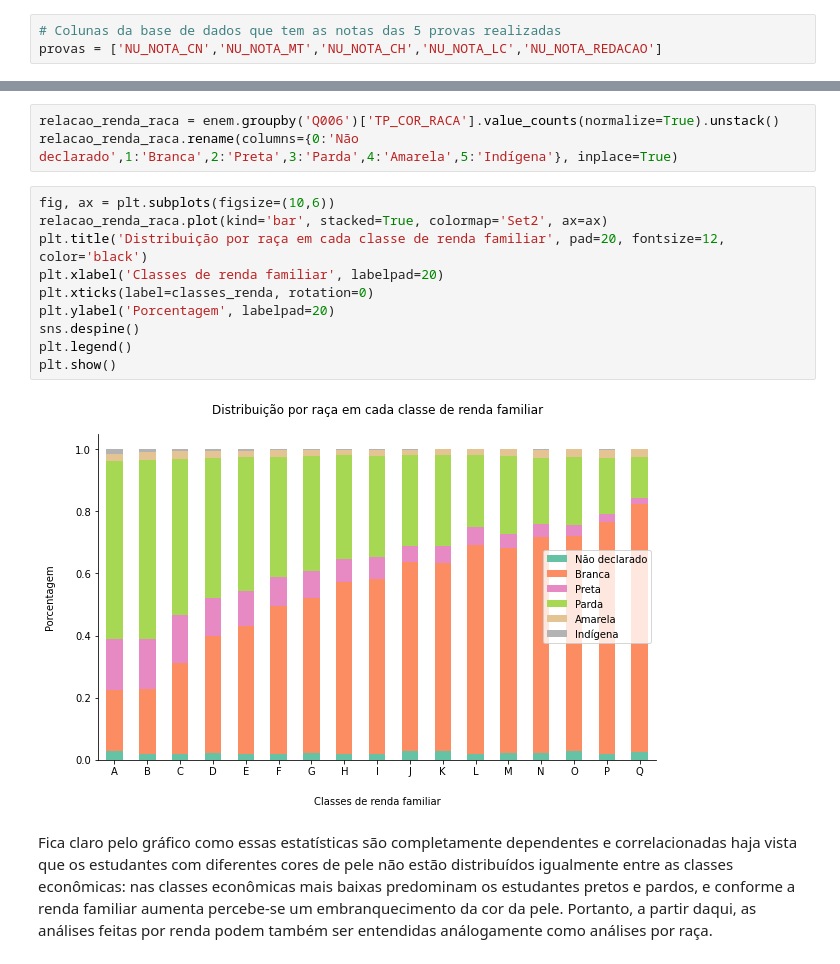
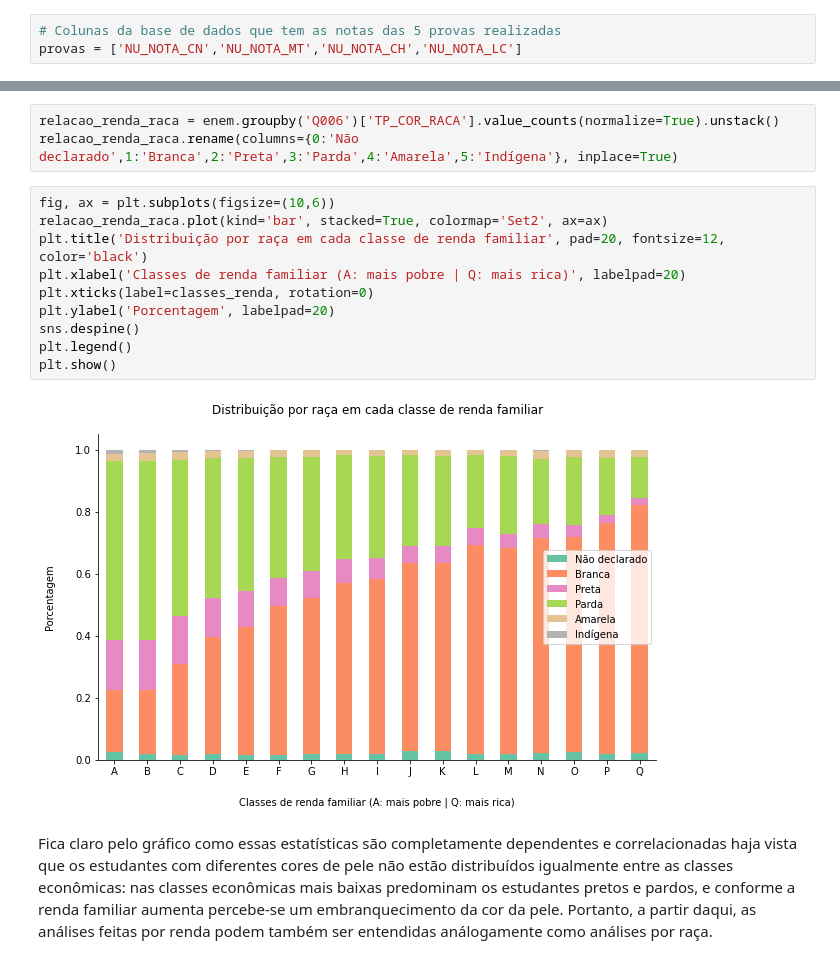
Before and after one commit to vinismachadoo/alura-imersao-dados-2, a Jupyter notebook: microdados_enem_2019.ipynb, the cells around one changed output, grey strips where cells are left out. Saved outputs shown, nothing was run; the diff lists cells and outputs as text.

```diff
--- a/microdados_enem_2019.ipynb
+++ b/microdados_enem_2019.ipynb
@@ -79,7 +79,7 @@ classes_renda = enem['Q006'].unique()
 classes_renda.sort()
 # %%
 # Colunas da base de dados que tem as notas das 5 provas realizadas
-provas = ['NU_NOTA_CN','NU_NOTA_MT','NU_NOTA_CH','NU_NOTA_LC','NU_NOTA_REDACAO']
+provas = ['NU_NOTA_CN','NU_NOTA_MT','NU_NOTA_CH','NU_NOTA_LC']
 # %%
 # Colunas da base de dados que tem a indicação de alguma necessidade especial
 atendimentos_especiais = ['IN_BAIXA_VISAO', 'IN_CEGUEIRA', 'IN_SURDEZ','IN_DEFICIENCIA_AUDITIVA', 'IN_SURDO_CEGUEIRA','IN_DEFICIENCIA_FISICA', 'IN_DEFICIENCIA_MENTAL','IN_DEFICIT_ATENCAO', 'IN_DISLEXIA', 'IN_DISCALCULIA','IN_AUTISMO', 'IN_VISAO_MONOCULAR']
@@ -197,15 +197,15 @@ relacao_renda_raca.rename(columns={0:'Não declarado',1:'Branca',2:'Preta',3:'Pa
 # %%
 fig, ax = plt.subplots(figsize=(10,6))
 relacao_renda_raca.plot(kind='bar', stacked=True, colormap='Set2', ax=ax)
 plt.title('Distribuição por raça em cada classe de renda familiar', pad=20, fontsize=12, color='black')
-plt.xlabel('Classes de renda familiar', labelpad=20)
+plt.xlabel('Classes de renda familiar (A: mais pobre | Q: mais rica)', labelpad=20)
 plt.xticks(label=classes_renda, rotation=0)
 plt.ylabel('Porcentagem', labelpad=20)
 sns.despine()
 plt.legend()
 plt.show()
 # %% [output]
-[figure, old version]
+[figure, new version]
 # %% [markdown]
 Fica claro pelo gráfico como essas estatísticas são completamente dependentes e correlacionadas haja vista que os estudantes com diferentes cores de pele não estão distribuídos igualmente entre as classes econômicas: nas classes econômicas mais baixas predominam os estudantes pretos e pardos, e conforme a renda familiar aumenta percebe-se um embranquecimento da cor da pele. Portanto, a partir daqui, as análises feitas por renda podem também ser entendidas análogamente como análises por raça.
 # %% [markdown]
```
Also changed, not shown: parts of 21 cells of this notebook.
